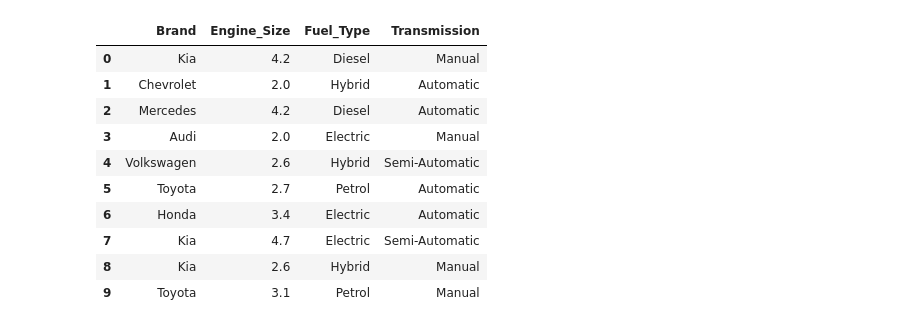
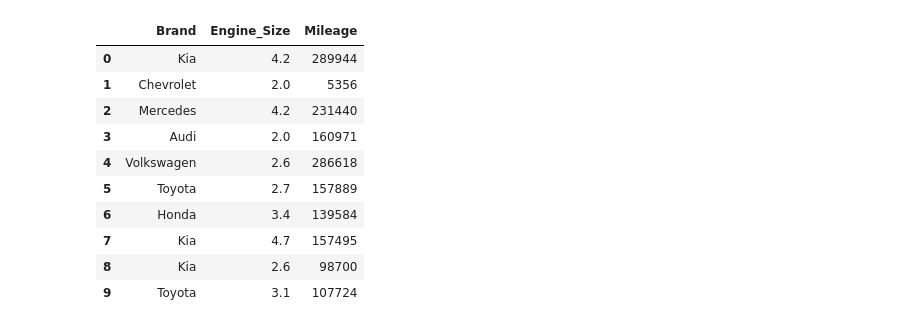
Before and after one commit to Kem0sabe/CTAB_GAN_EXPANDED, a Jupyter notebook: car.ipynb, the cells around one changed output. Cells and saved outputs as stored; diff of their text form; code cells hidden in the pictures.

```diff
--- a/car.ipynb
+++ b/car.ipynb
@@ -8,20 +8,20 @@ df = df.drop(columns=['Year','Model'])
 # %%
 
 #df.iloc[0, 1] = np.nan
-df = df.iloc[:, :2]
+df = df[['Brand', 'Engine_Size', 'Mileage']]
 df.head(10)
 # %% [output]
-|  | Brand | Engine_Size | Fuel_Type | Transmission |
-| 0 | Kia | 4.2 | Diesel | Manual |
-| 1 | Chevrolet | 2.0 | Hybrid | Automatic |
-| 2 | Mercedes | 4.2 | Diesel | Automatic |
-| 3 | Audi | 2.0 | Electric | Manual |
-| 4 | Volkswagen | 2.6 | Hybrid | Semi-Automatic |
-| 5 | Toyota | 2.7 | Petrol | Automatic |
-| 6 | Honda | 3.4 | Electric | Automatic |
-| 7 | Kia | 4.7 | Electric | Semi-Automatic |
-| 8 | Kia | 2.6 | Hybrid | Manual |
-| 9 | Toyota | 3.1 | Petrol | Manual |
+|  | Brand | Engine_Size | Mileage |
+| 0 | Kia | 4.2 | 289944 |
+| 1 | Chevrolet | 2.0 | 5356 |
+| 2 | Mercedes | 4.2 | 231440 |
+| 3 | Audi | 2.0 | 160971 |
+| 4 | Volkswagen | 2.6 | 286618 |
+| 5 | Toyota | 2.7 | 157889 |
+| 6 | Honda | 3.4 | 139584 |
+| 7 | Kia | 4.7 | 157495 |
+| 8 | Kia | 2.6 | 98700 |
+| 9 | Toyota | 3.1 | 107724 |
 # %%
 synthesizer =  CTABGAN(df,
                  test_ratio = 0.20,
```
Also changed, not shown: parts of 3 cells of this notebook, 5 other files.
